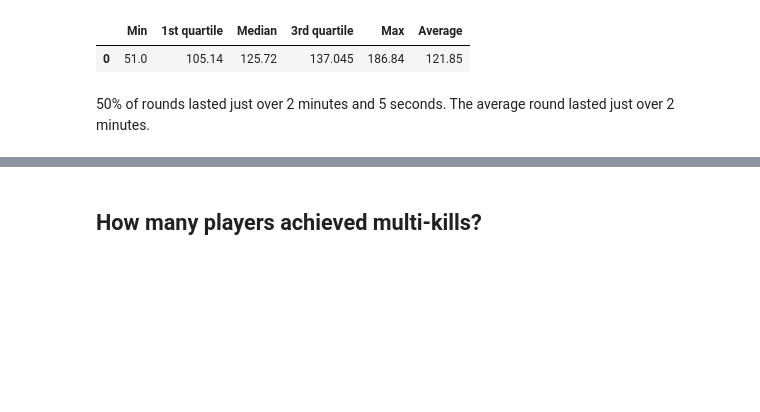
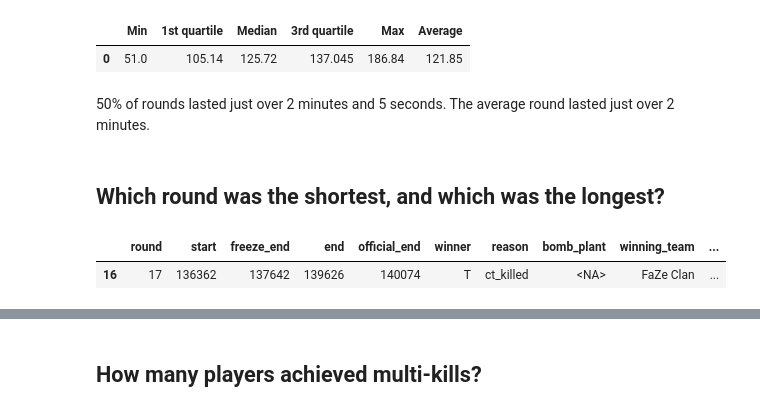
Before and after one commit to dickinsonmatt/counter-strike, a Jupyter notebook: analysis.ipynb, the cells around one changed output, grey strips where cells are left out. Saved outputs shown, nothing was run; the diff lists cells and outputs as text; code cells hidden in the pictures; blank space fills up the shorter version.

```diff
--- a/analysis.ipynb
+++ b/analysis.ipynb
@@ -311,3 +311,11 @@ seconds_five_num_summary
 | 0 | 51.0 | 105.14 | 125.72 | 137.045 | 186.84 | 121.85 |
 # %% [markdown]
 50% of rounds lasted just over 2 minutes and 5 seconds. The average round lasted just over 2 minutes.
+# %% [markdown]
+## Which round was the shortest, and which was the longest?
+# %%
+# shortest round
+rounds[rounds['seconds'] == rounds['seconds'].min()]
+# %% [output]
+|  | round | start | freeze_end | end | official_end | winner | reason | bomb_plant | winning_team | ... |
+| 16 | 17 | 136362 | 137642 | 139626 | 140074 | T | ct_killed | <NA> | FaZe Clan | ... |
```
Also changed, not shown: parts of 17 cells of this notebook.
